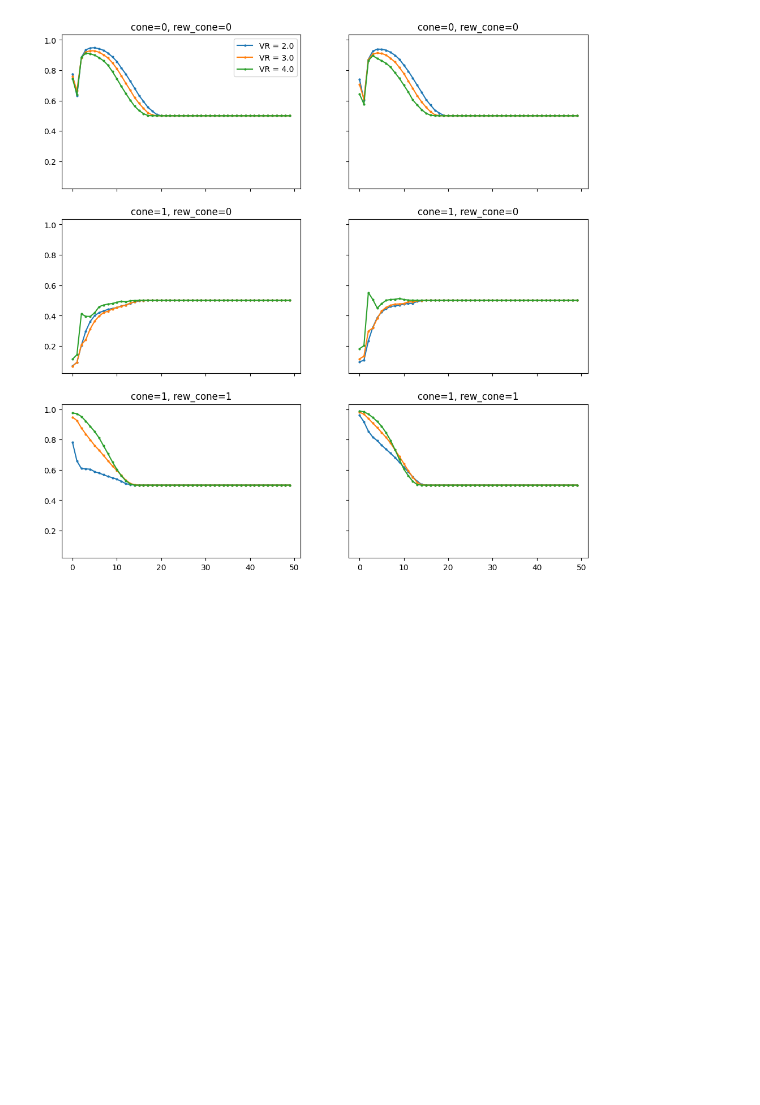
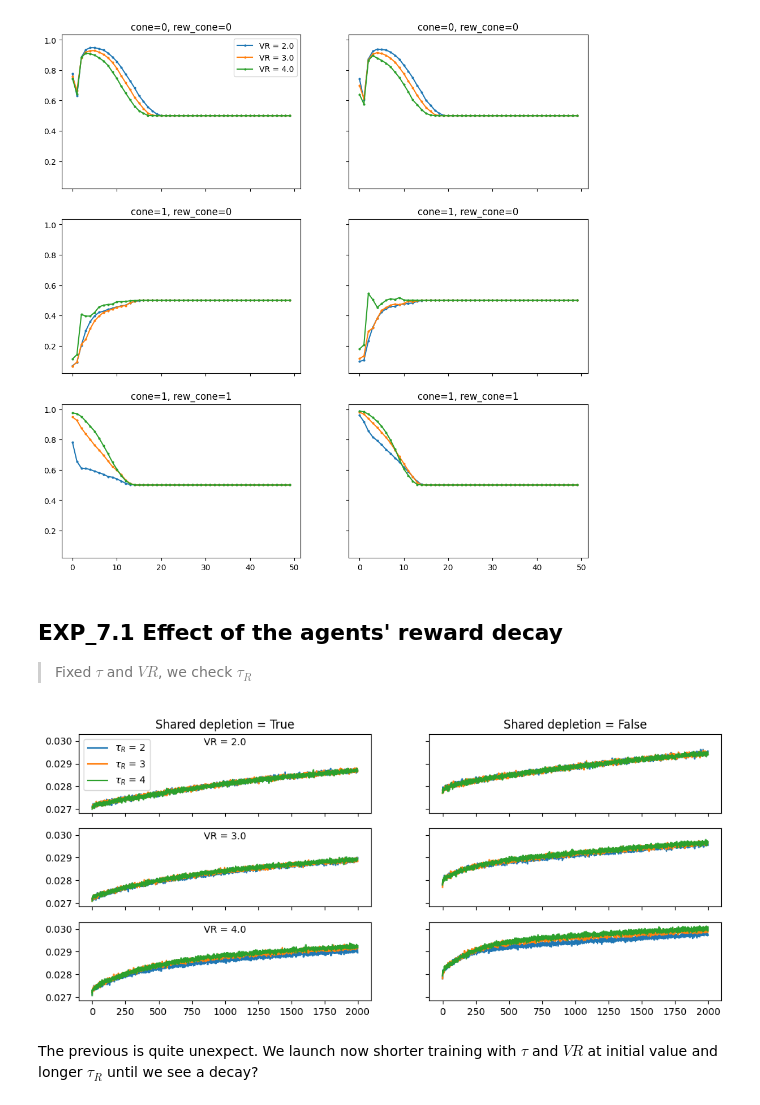
Before and after one commit to gorkamunoz/rl_opts, a Jupyter notebook: nbs/lib_nbs/develop/collective.ipynb, the cells around one changed output. Saved outputs shown, nothing was run; the diff lists cells and outputs as text; code cells hidden in the pictures; blank space fills up the shorter version.

```diff
--- a/nbs/lib_nbs/develop/collective.ipynb
+++ b/nbs/lib_nbs/develop/collective.ipynb
@@ -2583,7 +2611,7 @@ for idx_vr, visual_range in enumerate(visual_ranges):
         h_matrix_path = os.path.join(out_dir,
                                      f"h_matrix"+file_name)
         mats = np.load(h_matrix_path)
-        hflat = mats.reshape(-1, 2, mats.shape[-1])
+        hflat = mats[:144].reshape(-1, 2, mats.shape[-1])
         p_keep = hflat[:, 0, :] / hflat.sum(1)
 
 
@@ -2606,3 +2634,42 @@ axs[0, 0].legend()
 # %% [output]
 <matplotlib.legend.Legend>
 [figure]
+# %% [markdown]
+## EXP_7.1 Effect of the agents' reward decay
+> Fixed $\tau$ and $VR$, we check $\tau_R$
+# %%
+out_dir = "/media/gorka/DATA/rl_opts_data/results_learning/collective/exp_7"
+visual_ranges = [2.0, 3.0, 4.0]
+taus = [2, 3, 4];
+taus_reward = [3, 4, 5]
+visual_ranges = [2.0, 3.0, 4.0]
+
+tau = taus[0]
+
+fig, ax = plt.subplots(3, 2, figsize=(12, 5), sharey=True, sharex = True)
+
+for idx_vr, visual_range in enumerate(visual_ranges):
+    for tau_reward in taus_reward:
+        for idx_share, shared_depletion in enumerate([True, False]):
+
+            file_name = f"_shared_{shared_depletion}_tau_{tau}_tauR_{tau_reward}_vr_{visual_range}.npy"
+            rewards_path = os.path.join(out_dir,
+                                        "rewards"+file_name)
+            # h_matrix_path = os.path.join(out_dir,
+            #                              f"h_matrix"+file_name)
+
+            rews = np.load(rewards_path)
+            # mats = np.load(h_matrix_path)
+
+            ax[idx_vr, idx_share].plot(rews[:96].mean(0).mean(0)/time_ep,
+                    label = fr"$\tau_R$ = {tau_reward-1}") # Because of error in env, where tau_reward had a == instead of >
+
+            if idx_vr==0:
+                ax[idx_vr, idx_share].set_title(f"Shared depletion = {shared_depletion}")
+
+    ax[idx_vr, 0].text(0.5, 0.9, f"VR = {visual_range}", transform=ax[idx_vr, 0].transAxes, ha='center', va='center')
+    ax[0,0].legend()
+# %% [output]
+[figure, added]
+# %% [markdown]
+The previous is quite unexpect. We launch now shorter training with $\tau$ and $VR$ at initial value and longer $\tau_R$ until we see a decay?
```
Also changed, not shown: parts of 13 cells of this notebook, 1 other file.
